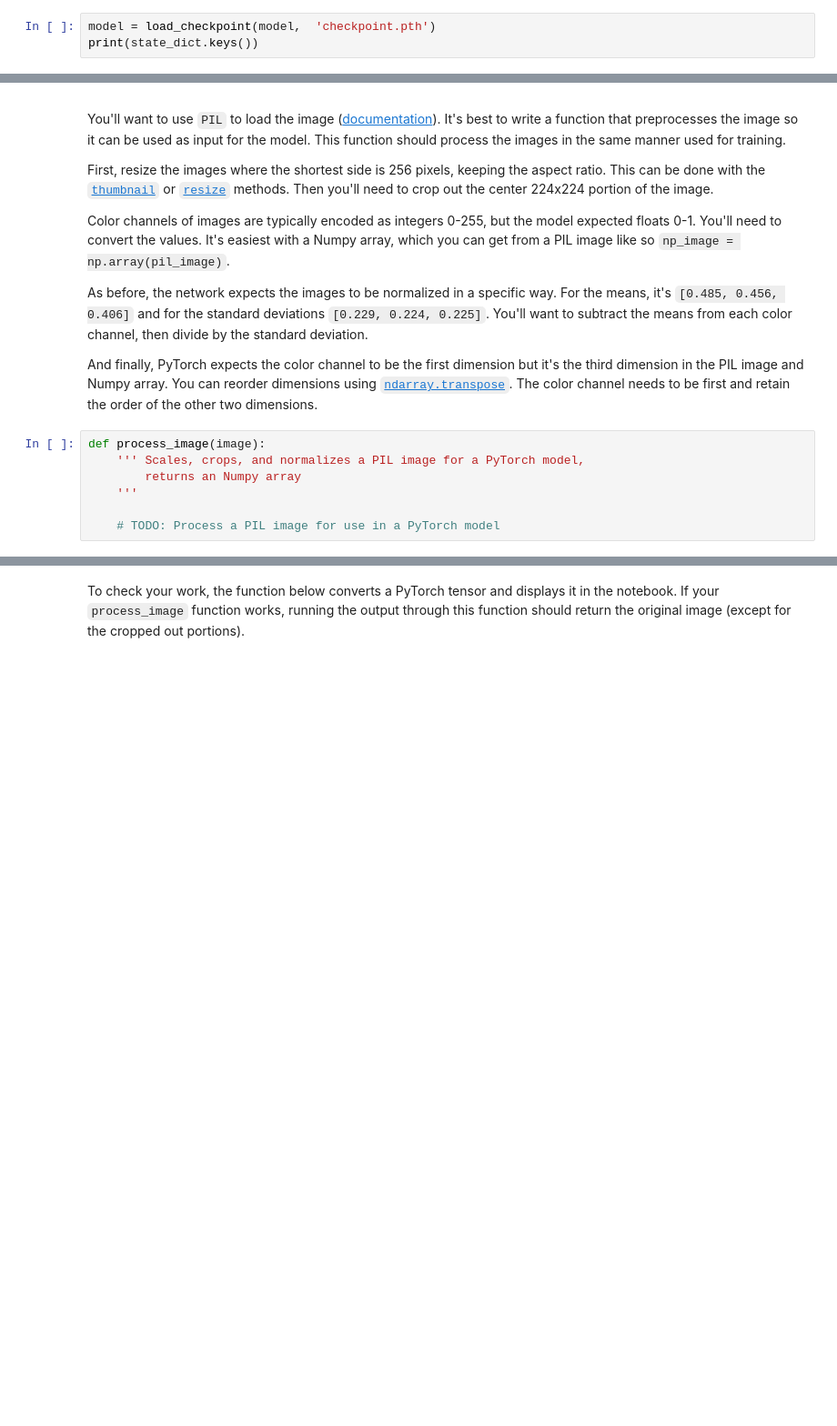
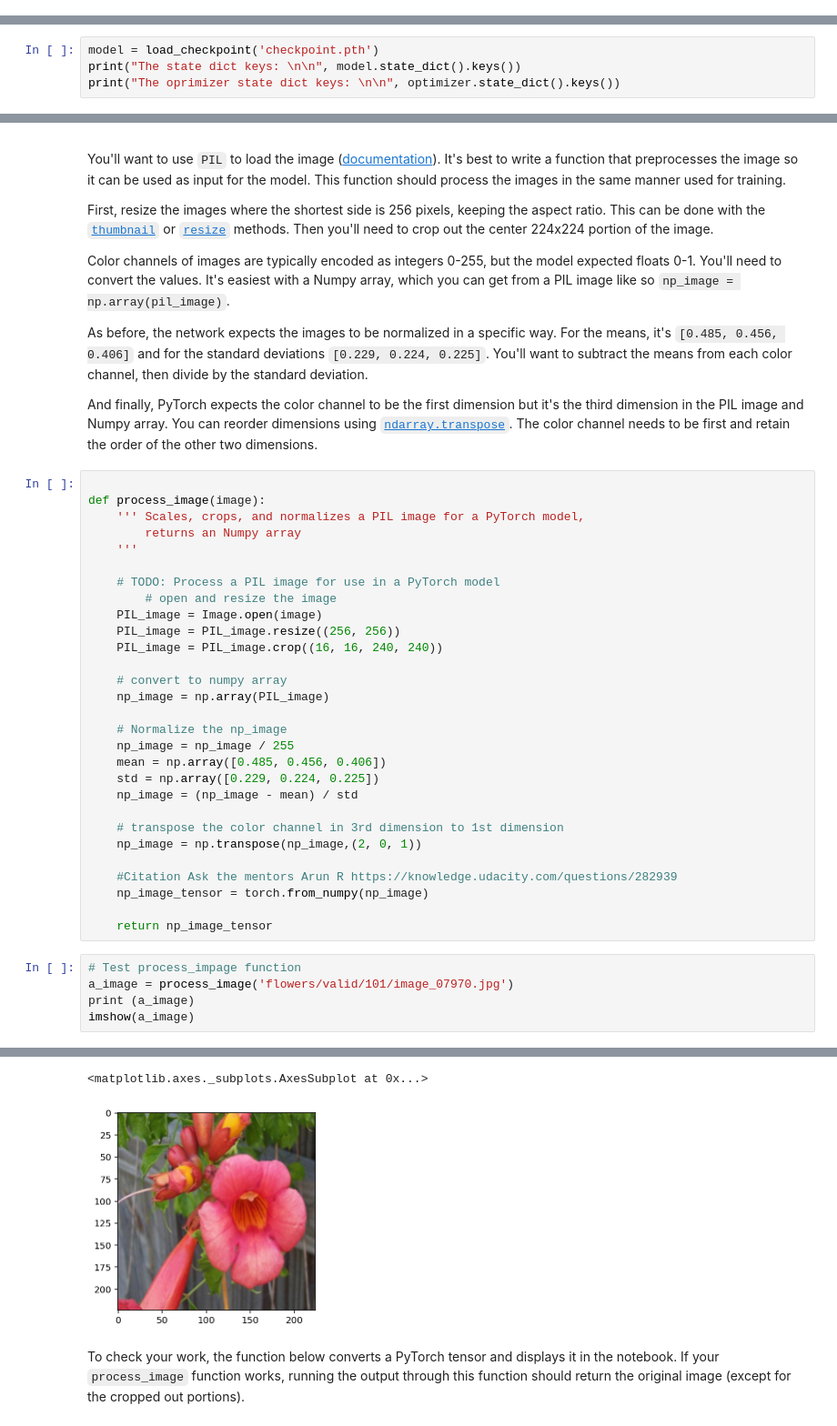
Before and after one commit to thesaltymaker/project, a Jupyter notebook: Image Classifier Project.ipynb, the cells around one changed output, grey strips where cells are left out. Shown: that part at 91% size. Saved outputs shown, nothing was run; the diff lists cells and outputs as text; blank space fills up the shorter version.

```diff
--- a/Image Classifier Project.ipynb
+++ b/Image Classifier Project.ipynb
@@ -289,3 +329,0 @@ def load_checkpoint(load_model, filepath):
-# %%
-model = load_checkpoint(model,  'checkpoint.pth')
-print(state_dict.keys())
@@ -291,0 +365,4 @@ print(state_dict.keys())
+# %%
+model = load_checkpoint('checkpoint.pth')
+print("The state dict keys: \n\n", model.state_dict().keys())
+print("The oprimizer state dict keys: \n\n", optimizer.state_dict().keys())
@@ -315,10 +400,38 @@ Color channels of images are typically encoded as integers 0-255, but the model
 As before, the network expects the images to be normalized in a specific way. For the means, it's `[0.485, 0.456, 0.406]` and for the standard deviations `[0.229, 0.224, 0.225]`. You'll want to subtract the means from each color channel, then divide by the standard deviation.
 
 And finally, PyTorch expects the color channel to be the first dimension but it's the third dimension in the PIL image and Numpy array. You can reorder dimensions using [`ndarray.transpose`](https://docs.scipy.org/doc/numpy-1.13.0/reference/generated/numpy.ndarray.transpose.html). The color channel needs to be first and retain the order of the other two dimensions.
-# %%
-def process_image(image):
-    ''' Scales, crops, and normalizes a PIL image for a PyTorch model,
-        returns an Numpy array
-    '''
-
-    # TODO: Process a PIL image for use in a PyTorch model
+# %%
+
+def process_image(image):
+    ''' Scales, crops, and normalizes a PIL image for a PyTorch model,
+        returns an Numpy array
+    '''
+
+    # TODO: Process a PIL image for use in a PyTorch model
+        # open and resize the image
+    PIL_image = Image.open(image)
+    PIL_image = PIL_image.resize((256, 256))
+    PIL_image = PIL_image.crop((16, 16, 240, 240))
+
+    # convert to numpy array
+    np_image = np.array(PIL_image)
+
+    # Normalize the np_image
+    np_image = np_image / 255
+    mean = np.array([0.485, 0.456, 0.406])
+    std = np.array([0.229, 0.224, 0.225])
+    np_image = (np_image - mean) / std
+
+    # transpose the color channel in 3rd dimension to 1st dimension
+    np_image = np.transpose(np_image,(2, 0, 1))
+
+    #Citation Ask the mentors Arun R https://knowledge.udacity.com/questions/282939
+    np_image_tensor = torch.from_numpy(np_image)
+
+    return np_image_tensor
+# %%
+# Test process_impage function
+a_image = process_image('flowers/valid/101/image_07970.jpg')
+print (a_image)
+imshow(a_image)
+# %% [output]
@@ -325,3 +455,5 @@ def process_image(image):
+<matplotlib.axes._subplots.AxesSubplot at 0x...>
+[figure, added]
 # %% [markdown]
 To check your work, the function below converts a PyTorch tensor and displays it in the notebook. If your `process_image` function works, running the output through this function should return the original image (except for the cropped out portions).
 # %%
```
Also changed, not shown: parts of 18 cells of this notebook.
